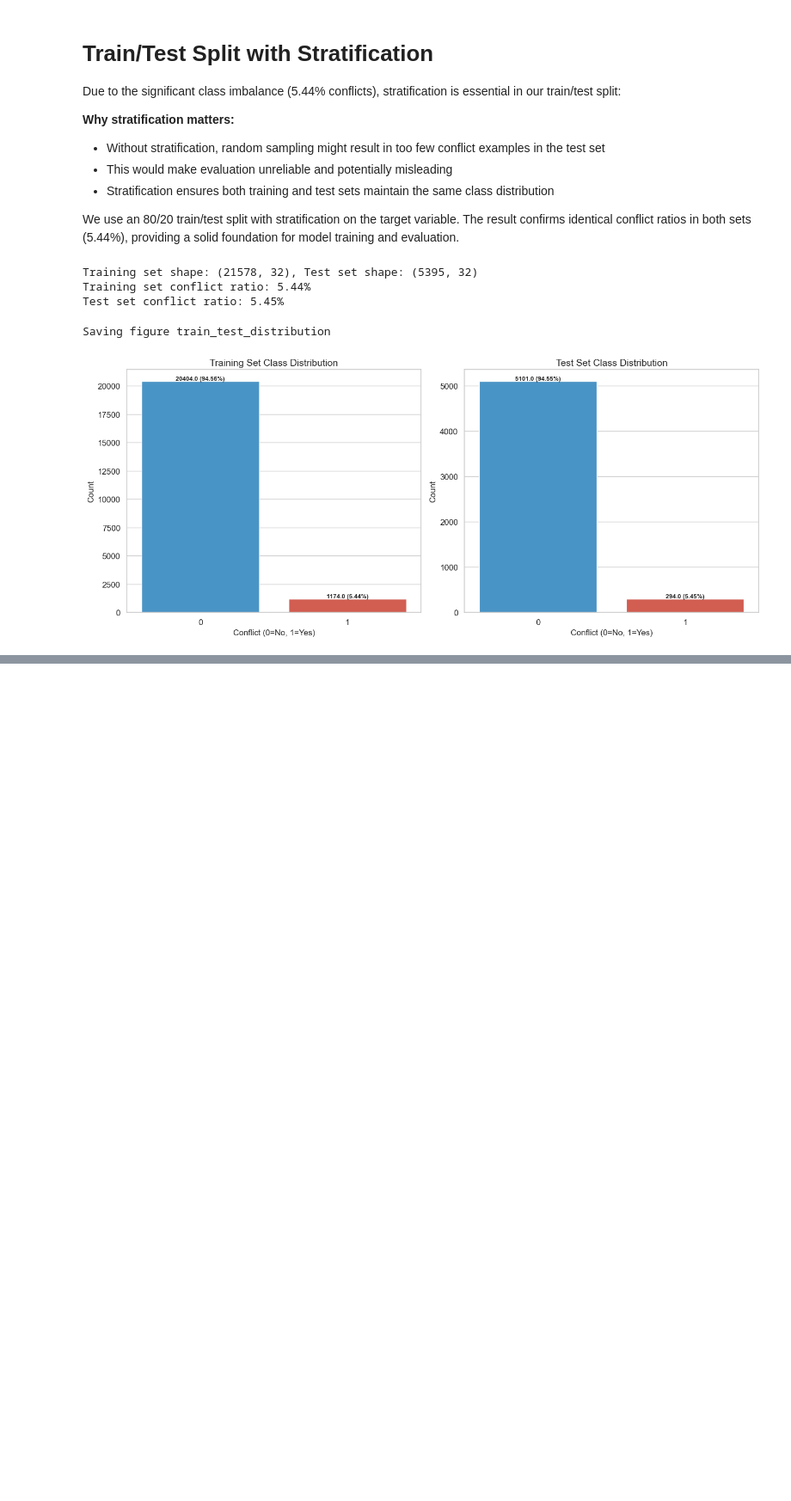
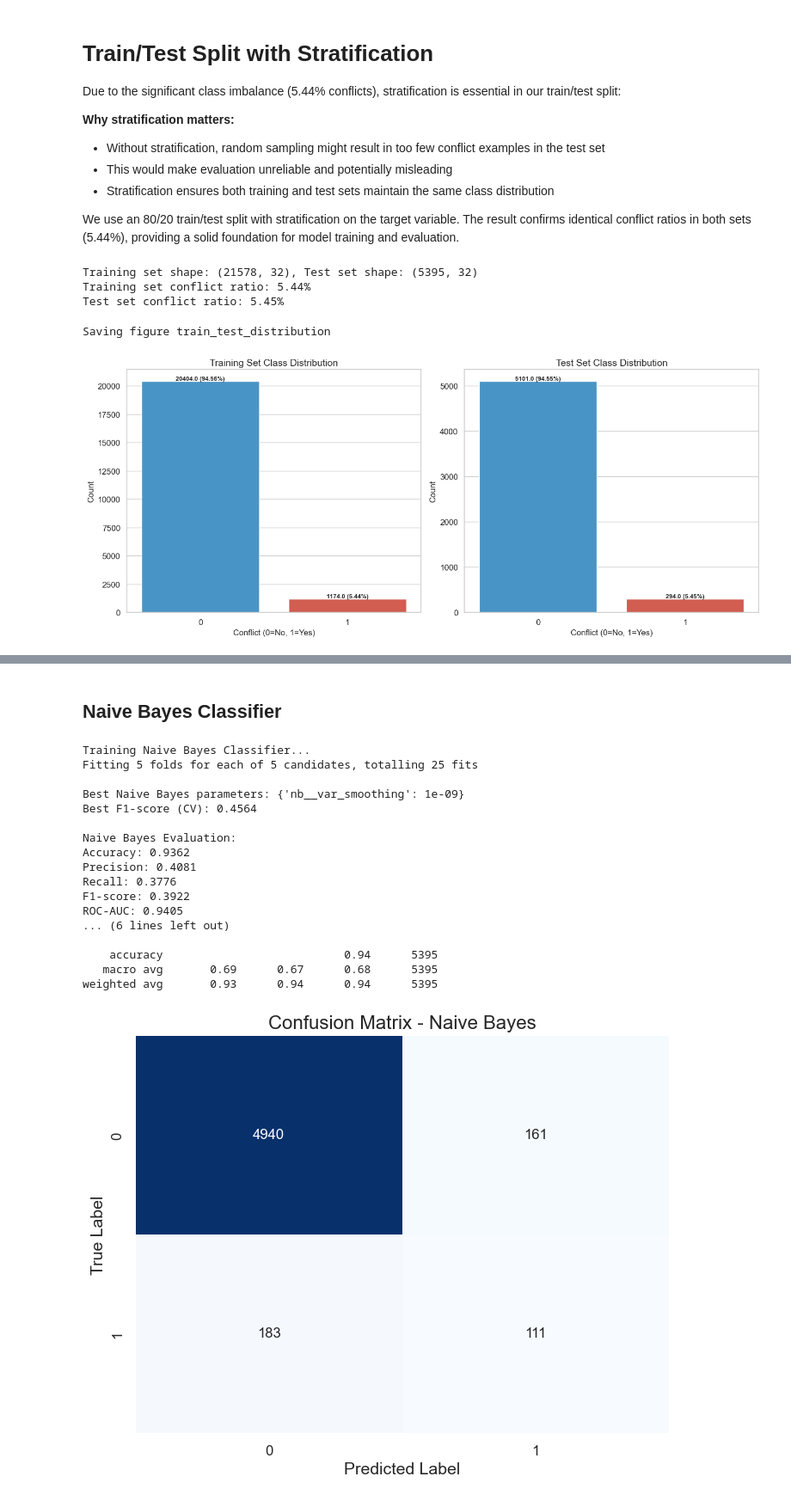
Before and after one commit to violetahoza/MergeConflictClassifier, a Jupyter notebook: HozaVioletaMaria.ipynb, the cells around one changed output, grey strips where cells are left out. Shown at 86% size. Saved outputs shown, nothing was run; the diff lists cells and outputs as text; code cells hidden in the pictures; blank space fills up the shorter version.

```diff
--- a/HozaVioletaMaria.ipynb
+++ b/HozaVioletaMaria.ipynb
@@ -640,0 +912,48 @@ Saving figure train_test_distribution
+# %% [markdown]
+## Naive Bayes Classifier
+# %%
+# Naive Bayes with Grid Search
+print("\nTraining Naive Bayes Classifier...")
+
+# Create pipeline with SMOTE and Naive Bayes
+nb_pipeline = ImbPipeline([
+    ('scaler', StandardScaler()),
+    ('smote', SMOTE(random_state=42)),
+    ('nb', GaussianNB())
+])
+
+# Parameter grid for tuning
+nb_param_grid = {
+    'nb__var_smoothing': [1e-9, 1e-8, 1e-7, 1e-6, 1e-5]
+}
+
+# Grid search with cross-validation
+nb_grid = GridSearchCV(nb_pipeline, nb_param_grid, cv=5, scoring='f1', n_jobs=-1, verbose=1)
+nb_grid.fit(X_train_selected, y_train)
+
+# Best parameters and score
+print(f"\nBest Naive Bayes parameters: {nb_grid.best_params_}")
+print(f"Best F1-score (CV): {nb_grid.best_score_:.4f}")
+
+# Evaluate on test set
+best_nb = nb_grid.best_estimator_
+nb_model, nb_metrics = evaluate_model(best_nb, X_train_selected, X_test_selected, y_train, y_test, "Naive Bayes")
+# %% [output]
+Training Naive Bayes Classifier...
+Fitting 5 folds for each of 5 candidates, totalling 25 fits
+
+Best Naive Bayes parameters: {'nb__var_smoothing': 1e-09}
+Best F1-score (CV): 0.4564
+
+Naive Bayes Evaluation:
+Accuracy: 0.9362
+Precision: 0.4081
+Recall: 0.3776
+F1-score: 0.3922
+ROC-AUC: 0.9405
+... (6 lines left out)
+
+    accuracy                           0.94      5395
+   macro avg       0.69      0.67      0.68      5395
+weighted avg       0.93      0.94      0.94      5395
+[figure, added]
```
Also changed, not shown: parts of 22 cells of this notebook, 4 other files.
